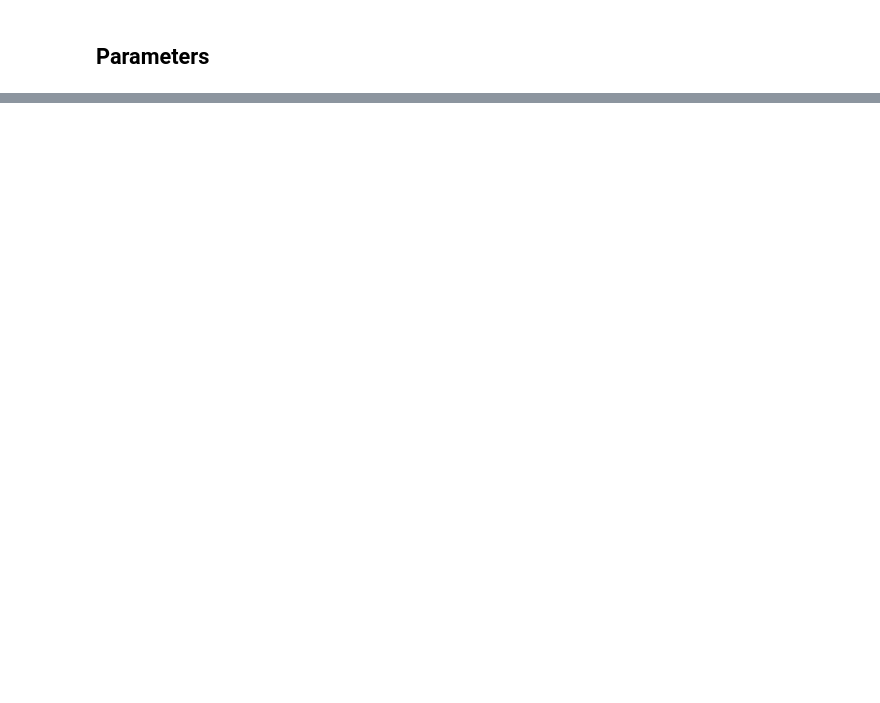
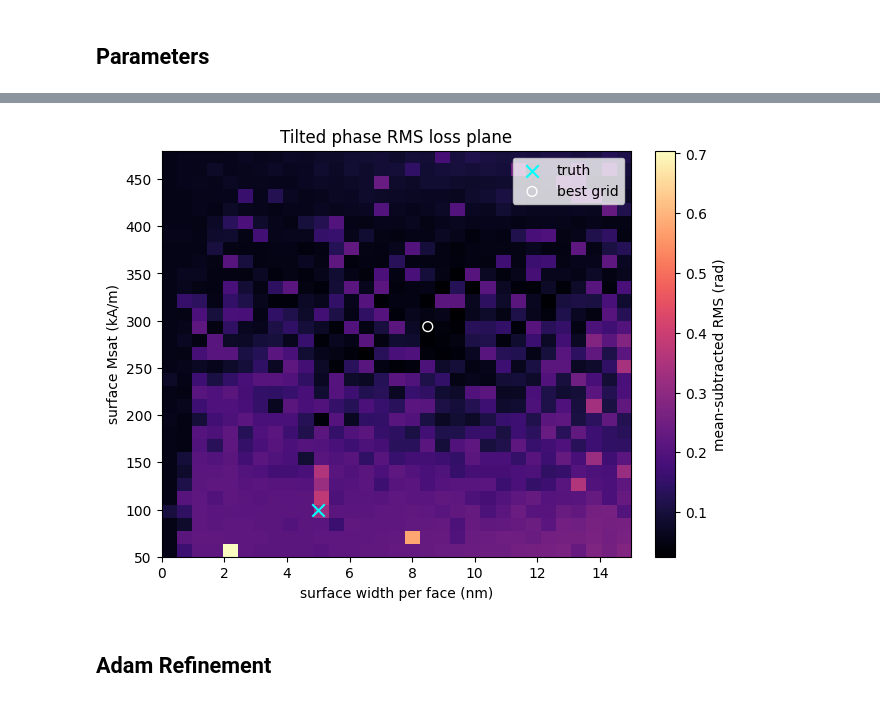
Before and after one commit to LiberTEM/LiberTEM-holo, a Jupyter notebook: notebooks/MBIR/neuralmag_cube_surface_fit.ipynb, the cells around one changed output, grey strips where cells are left out. Cells and saved outputs as stored; diff of their text form; code cells hidden in the pictures; blank space fills up the shorter version.

```diff
--- a/notebooks/MBIR/neuralmag_cube_surface_fit.ipynb
+++ b/notebooks/MBIR/neuralmag_cube_surface_fit.ipynb
@@ -425,0 +642,30 @@ plot_m_components_and_phase(
+# %%
+width_grid_nm = np.linspace(width_bounds_nm[0], width_bounds_nm[1], int(width_grid_n), dtype=np.float64)
+msat_grid_a_per_m = np.linspace(surface_msat_bounds_a_per_m[0], surface_msat_bounds_a_per_m[1], int(msat_grid_n), dtype=np.float64)
+width_mesh_nm, msat_mesh_a_per_m = np.meshgrid(width_grid_nm, msat_grid_a_per_m, indexing="xy")
+width_flat_nm = width_mesh_nm.reshape(-1)
+msat_flat_a_per_m = msat_mesh_a_per_m.reshape(-1)
+
+loss_flat = np.empty_like(width_flat_nm, dtype=np.float64)
+started = time.perf_counter()
+for start in range(0, width_flat_nm.size, int(grid_batch_size)):
+    stop = min(start + int(grid_batch_size), width_flat_nm.size)
+    chunk_loss = loss_batch(
+        jnp.asarray(width_flat_nm[start:stop], dtype=solver_dtype),
+        jnp.asarray(msat_flat_a_per_m[start:stop], dtype=solver_dtype),
+    )
+    loss_flat[start:stop] = np.asarray(jax.device_get(chunk_loss), dtype=np.float64)
+    print(f"Grid {stop:4d}/{width_flat_nm.size}: best RMS so far = {loss_flat[:stop].min():.6g} rad")
+
+grid_elapsed_s = time.perf_counter() - started
+loss_grid = loss_flat.reshape(msat_mesh_a_per_m.shape)
+best_flat_index = int(np.nanargmin(loss_flat))
+best_grid_width_nm = float(width_flat_nm[best_flat_index])
+best_grid_msat_a_per_m = float(msat_flat_a_per_m[best_flat_index])
+best_grid_loss = float(loss_flat[best_flat_index])
+
+print(f"Grid elapsed: {grid_elapsed_s:.2f} s")
+print(f"Best grid width: {best_grid_width_nm:.4g} nm")
+print(f"Best grid surface Msat: {best_grid_msat_a_per_m / 1e3:.4g} kA/m")
+print(f"Best grid RMS: {best_grid_loss:.6g} rad")
+print(f"Truth width: {truth_surface_width_nm:g} nm, truth Msat: {truth_surface_msat_a_per_m / 1e3:g} kA/m")
@@ -425,0 +690,16 @@ plot_m_components_and_phase(
+# %%
+fig, ax = plt.subplots(figsize=(6.3, 4.8), constrained_layout=True)
+extent = [width_grid_nm[0], width_grid_nm[-1], msat_grid_a_per_m[0] / 1e3, msat_grid_a_per_m[-1] / 1e3]
+im = ax.imshow(loss_grid, origin="lower", aspect="auto", extent=extent, cmap="magma")
+ax.scatter([truth_surface_width_nm], [truth_surface_msat_a_per_m / 1e3], marker="x", s=80, color="cyan", label="truth")
+ax.scatter([best_grid_width_nm], [best_grid_msat_a_per_m / 1e3], marker="o", s=50, facecolors="none", edgecolors="white", label="best grid")
+ax.set_xlabel("surface width per face (nm)")
+ax.set_ylabel("surface Msat (kA/m)")
+ax.set_title("Tilted phase RMS loss plane")
+ax.legend(loc="best")
+fig.colorbar(im, ax=ax, label="mean-subtracted RMS (rad)")
+plt.show()
+# %% [output]
+[figure, added]
+# %% [markdown]
+## Adam Refinement
```
Also changed, not shown: parts of 31 cells of this notebook.
